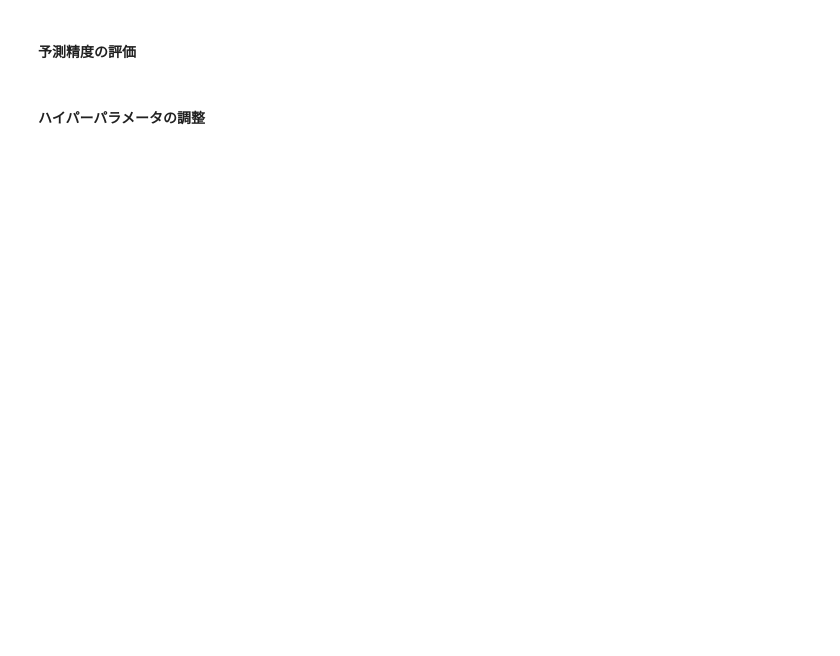
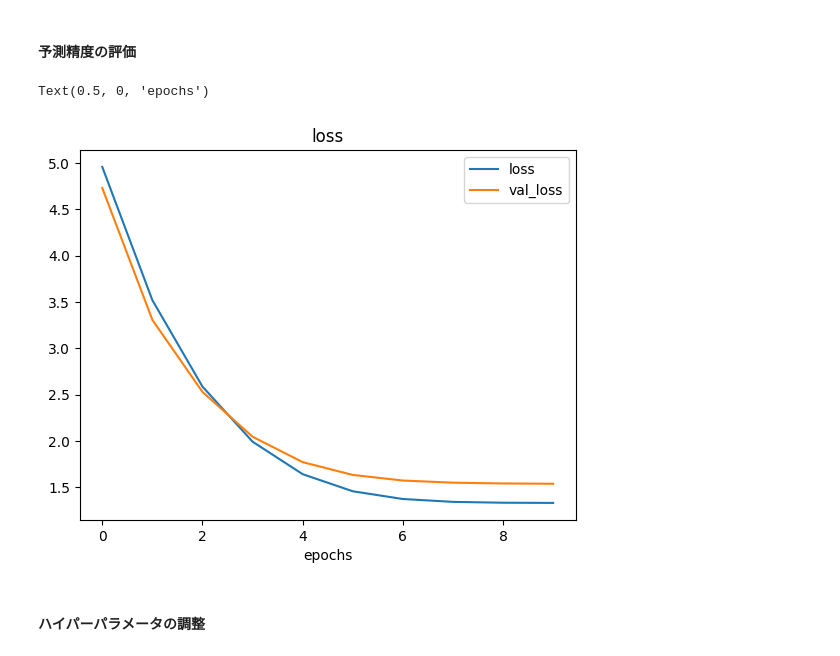
Before and after one commit to koh11235813/TKAdvanced, a Jupyter notebook: TKAdvance004_nn4_syusei_2_243283.ipynb, the cells around one changed output. Saved outputs shown, nothing was run; the diff lists cells and outputs as text; code cells hidden in the pictures; blank space fills up the shorter version.

```diff
--- a/TKAdvance004_nn4_syusei_2_243283.ipynb
+++ b/TKAdvance004_nn4_syusei_2_243283.ipynb
@@ -321,7 +393,33 @@ def reset_seed(seed=0):
     random.seed(seed) # random関数のシードを固定
     np.random.seed(seed) # numpyのシードを固定
     tf.random.set_seed(seed) # tensorflowのシードを固定
+# %%
+from tensorflow.keras import models, layers, Input
+
+# シードの固定
+reset_seed(0)
+
+# モデルの構築
+inputs = Input(shape=(8,)) # 入力値の形の定義
+x = layers.Dense(3, activation='relu')(inputs)
+outputs = layers.Dense(1)(x)
+
+model = models.Model(inputs=inputs, outputs=outputs, name='linear_model')
 # %% [markdown]
 #### 目的関数・最適化手法の選択
+# %%
+# optimizer　の設定
+optimizer = tf.keras.optimizers.Adam(learning_rate=0.001)
+rmse = tf.keras.metrics.RootMeanSquaredError()
+
+# モデルのコンパイル
+model.compile(loss='mean_squared_error', optimizer=optimizer, metrics=[rmse])
 # %% [markdown]
 #### モデルの学習
+# %%
+# バッチサイズとエポック数の定義
+batch_size = 32
+epochs = 10
+
+# 学習の実行
+history = model.fit(x_train, t_train, batch_size=batch_size, epochs=epochs, validation_data=(x_test, t_test))
@@ -328,4 +447,14 @@ def reset_seed(seed=0):
 # %% [markdown]
 #### 予測精度の評価
+# %%
+results = pd.DataFrame(history.history)
+results.tail(3)
+
+# 損失を可視化
+results[['loss', 'val_loss']].plot(title='loss')
+plt.xlabel('epochs')
+# %% [output]
+Text(0.5, 0, 'epochs')
+[figure, added]
 # %% [markdown]
 #### ハイパーパラメータの調整
```
Also changed, not shown: parts of 21 cells of this notebook.
